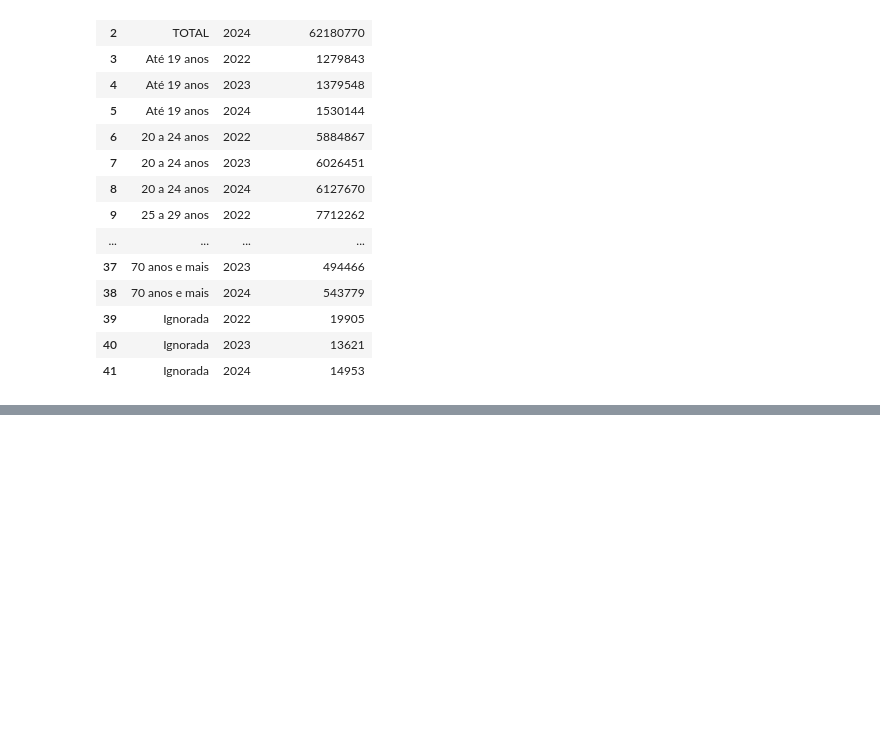
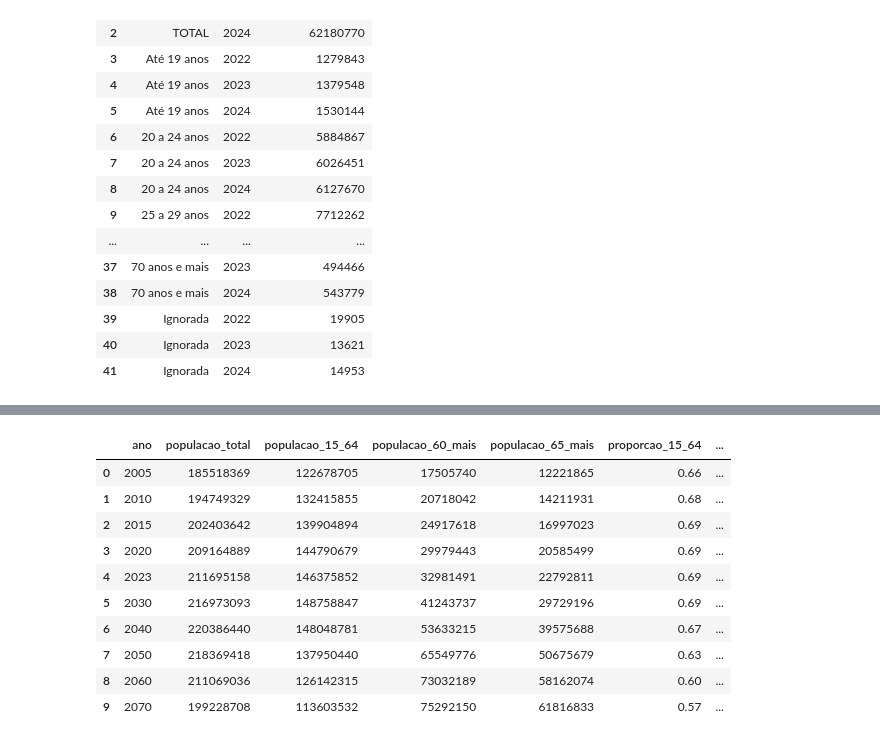
Before and after one commit to Andersonph/Estudo_Dados_Demografico, a Jupyter notebook: Demografia_Previdencia/03_gold.ipynb, the cells around one changed output, grey strips where cells are left out. Saved outputs shown, nothing was run; the diff lists cells and outputs as text; code cells hidden in the pictures; blank space fills up the shorter version.

```diff
--- a/Demografia_Previdencia/03_gold.ipynb
+++ b/Demografia_Previdencia/03_gold.ipynb
@@ -672,0 +815,48 @@ df_contribuintes_idade[
+# %%
+anos_comparacao = [
+    2005,
+    2010,
+    2015,
+    2020,
+    2023,
+    2030,
+    2040,
+    2050,
+    2060,
+    2070]
+
+df_comparacao_demografica = (
+    df_demografia_brasil[
+        df_demografia_brasil["ano"].isin(anos_comparacao)
+    ]
+    [
+        [
+            "ano",
+            "populacao_total",
+            "populacao_15_64",
+            "populacao_60_mais",
+            "populacao_65_mais",
+            "proporcao_15_64",
+            "proporcao_60_mais",
+            "proporcao_65_mais",
+            "razao_dependencia_idosos",
+            "indice_envelhecimento",
+            "idade_mediana"
+        ]
+    ]
+    .reset_index(drop=True)
+)
+
+df_comparacao_demografica.round(2)
+# %% [output]
+|  | ano | populacao_total | populacao_15_64 | populacao_60_mais | populacao_65_mais | proporcao_15_64 | ... |
+| 0 | 2005 | 185518369 | 122678705 | 17505740 | 12221865 | 0.66 | ... |
+| 1 | 2010 | 194749329 | 132415855 | 20718042 | 14211931 | 0.68 | ... |
+| 2 | 2015 | 202403642 | 139904894 | 24917618 | 16997023 | 0.69 | ... |
+| 3 | 2020 | 209164889 | 144790679 | 29979443 | 20585499 | 0.69 | ... |
+| 4 | 2023 | 211695158 | 146375852 | 32981491 | 22792811 | 0.69 | ... |
+| 5 | 2030 | 216973093 | 148758847 | 41243737 | 29729196 | 0.69 | ... |
+| 6 | 2040 | 220386440 | 148048781 | 53633215 | 39575688 | 0.67 | ... |
+| 7 | 2050 | 218369418 | 137950440 | 65549776 | 50675679 | 0.63 | ... |
+| 8 | 2060 | 211069036 | 126142315 | 73032189 | 58162074 | 0.60 | ... |
+| 9 | 2070 | 199228708 | 113603532 | 75292150 | 61816833 | 0.57 | ... |
```
Also changed, not shown: parts of 25 cells of this notebook, 6 other files.
